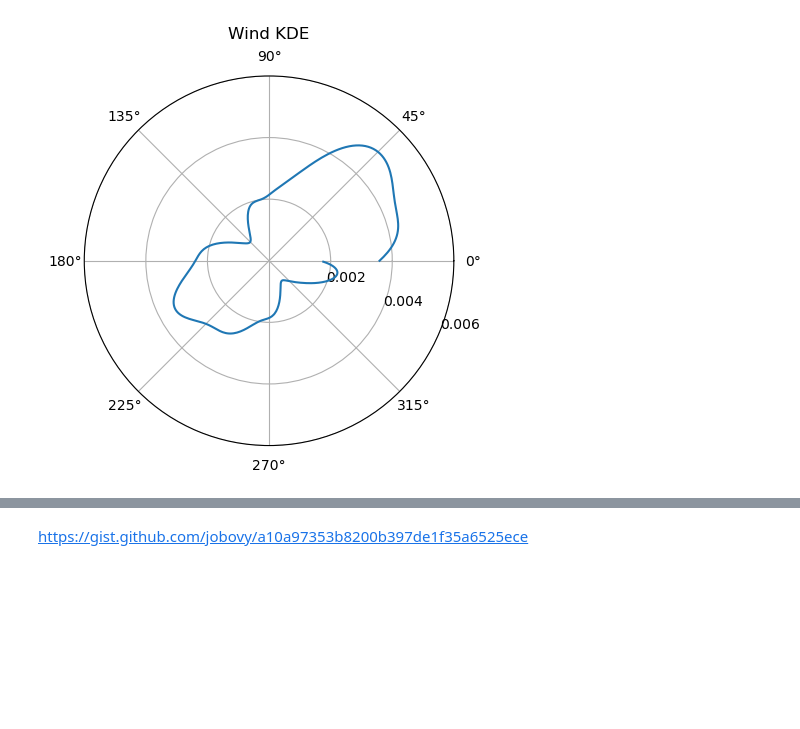
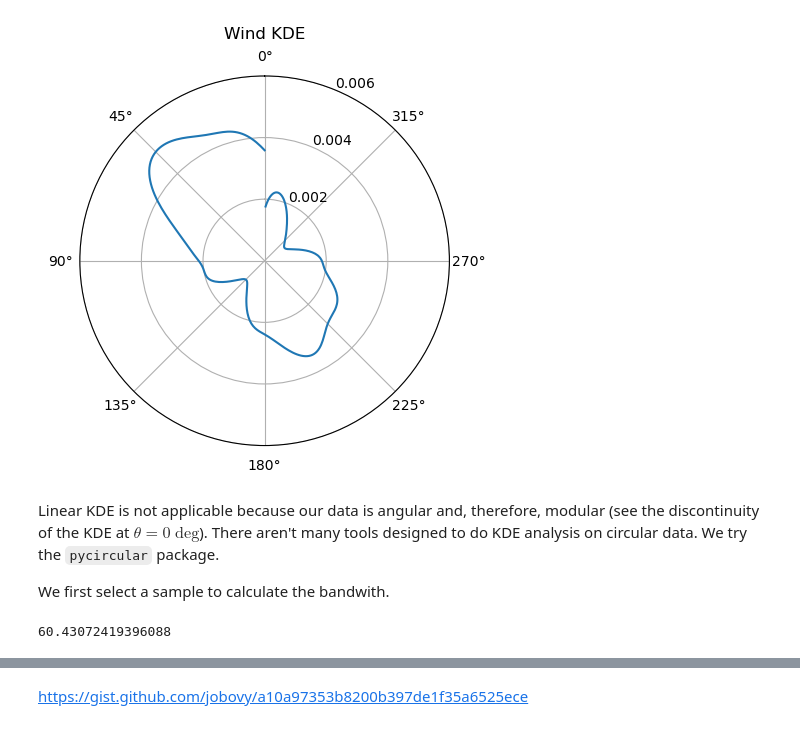
Before and after one commit to ferazuza/aspred, a Jupyter notebook: notebooks/winds.ipynb, the cells around one changed output, grey strips where cells are left out. Cells and saved outputs as stored; diff of their text form; code cells hidden in the pictures; blank space fills up the shorter version.

Commit message:
circular KDE successful

```diff
--- a/notebooks/winds.ipynb
+++ b/notebooks/winds.ipynb
@@ -30,2 +66,15 @@ df1["wind_direction"].plot.kde()
 # %%
 kde = scipy.stats.gaussian_kde(df1["wind_direction"])
+theta = np.arange(0, 360, 1)
+r = kde(theta)
+fig, ax = plt.subplots(subplot_kw={'projection': 'polar'})
+ax.plot(theta/360*2*np.pi, r)
+ax.set_rmax(0.006)
+ax.set_rticks([0.002, 0.004, 0.006])  # Less radial ticks
+ax.set_rlabel_position(-22.5)  # Move radial labels away from plotted line
+ax.grid(True)
+ax.set_theta_zero_location('N')
+ax.set_title("Wind KDE", va='bottom')
+plt.show()
+# %% [output]
+[figure, added]
@@ -40,12 +81,11 @@ r = kde(theta)
-# %%
-fig, ax = plt.subplots(subplot_kw={'projection': 'polar'})
-ax.plot(theta/360*2*np.pi, r)
-ax.set_rmax(0.006)
-ax.set_rticks([0.002, 0.004, 0.006])  # Less radial ticks
-ax.set_rlabel_position(-22.5)  # Move radial labels away from plotted line
-ax.grid(True)
-
-ax.set_title("Wind KDE", va='bottom')
-plt.show()
-# %% [output]
-[figure, removed]
+# %% [markdown]
+Linear KDE is not applicable because our data is angular and, therefore, modular (see the discontinuity of the KDE at $\theta = 0\;\text{deg}$). There aren't many tools designed to do KDE analysis on circular data. We try the `pycircular` package.
+
+We first select a sample to calculate the bandwith.
+# %%
+wind_sample = df1["wind_direction_radians"].sample(n=2000).tolist()
+wind_sample
+bw = pycircular.circular.bwEstimation(wind_sample)
+print(bw)
+# %% [output]
+60.43072419396088
```
Also changed, not shown: parts of 20 cells of this notebook, 1 other file.
